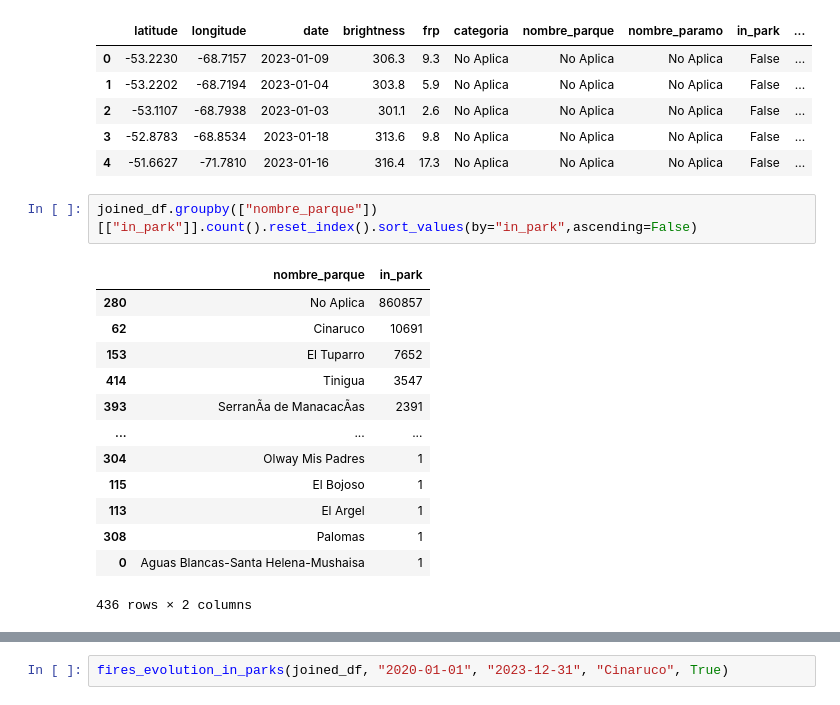
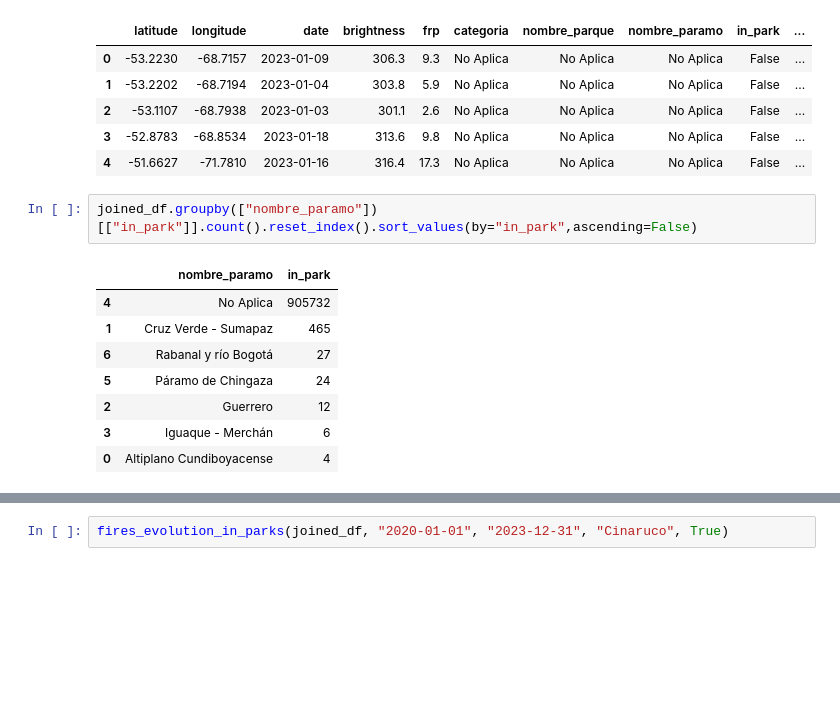
Before and after one commit to dlopeza98/ColombianWildfiresOrg, a Jupyter notebook: Notebooks/exp/exp_data.ipynb, the cells around one changed output, grey strips where cells are left out. Cells and saved outputs as stored; diff of their text form; blank space fills up the shorter version.

Commit message:
Exploration evolution of fires in paramos

```diff
--- a/Notebooks/exp/exp_data.ipynb
+++ b/Notebooks/exp/exp_data.ipynb
@@ -228,21 +228,16 @@ joined_df.head()
 | 3 | -52.8783 | -68.8534 | 2023-01-18 | 313.6 | 9.8 | No Aplica | No Aplica | No Aplica | False | ... |
 | 4 | -51.6627 | -71.7810 | 2023-01-16 | 316.4 | 17.3 | No Aplica | No Aplica | No Aplica | False | ... |
 # %%
-joined_df.groupby(["nombre_parque"])[["in_park"]].count().reset_index().sort_values(by="in_park",ascending=False)
+joined_df.groupby(["nombre_paramo"])[["in_park"]].count().reset_index().sort_values(by="in_park",ascending=False)
 # %% [output]
-|  | nombre_parque | in_park |
-| 280 | No Aplica | 860857 |
-| 62 | Cinaruco | 10691 |
-| 153 | El Tuparro | 7652 |
-| 414 | Tinigua | 3547 |
-| 393 | SerranÃ­a de ManacacÃ­as | 2391 |
-| ... | ... | ... |
-| 304 | Olway Mis Padres | 1 |
-| 115 | El Bojoso | 1 |
-| 113 | El Argel | 1 |
-| 308 | Palomas | 1 |
-| 0 | Aguas Blancas-Santa Helena-Mushaisa | 1 |
+|  | nombre_paramo | in_park |
+| 4 | No Aplica | 905732 |
+| 1 | Cruz Verde - Sumapaz | 465 |
+| 6 | Rabanal y río Bogotá | 27 |
+| 5 | Páramo de Chingaza | 24 |
+| 2 | Guerrero | 12 |
+| 3 | Iguaque - Merchán | 6 |
+| 0 | Altiplano Cundiboyacense | 4 |
-436 rows × 2 columns
 # %%
 def fires_evolution_in_parks(df, min_date: str, max_date: str, nombre_parque: str, in_park: bool):
 
```
Also changed, not shown: parts of 3 cells of this notebook.
